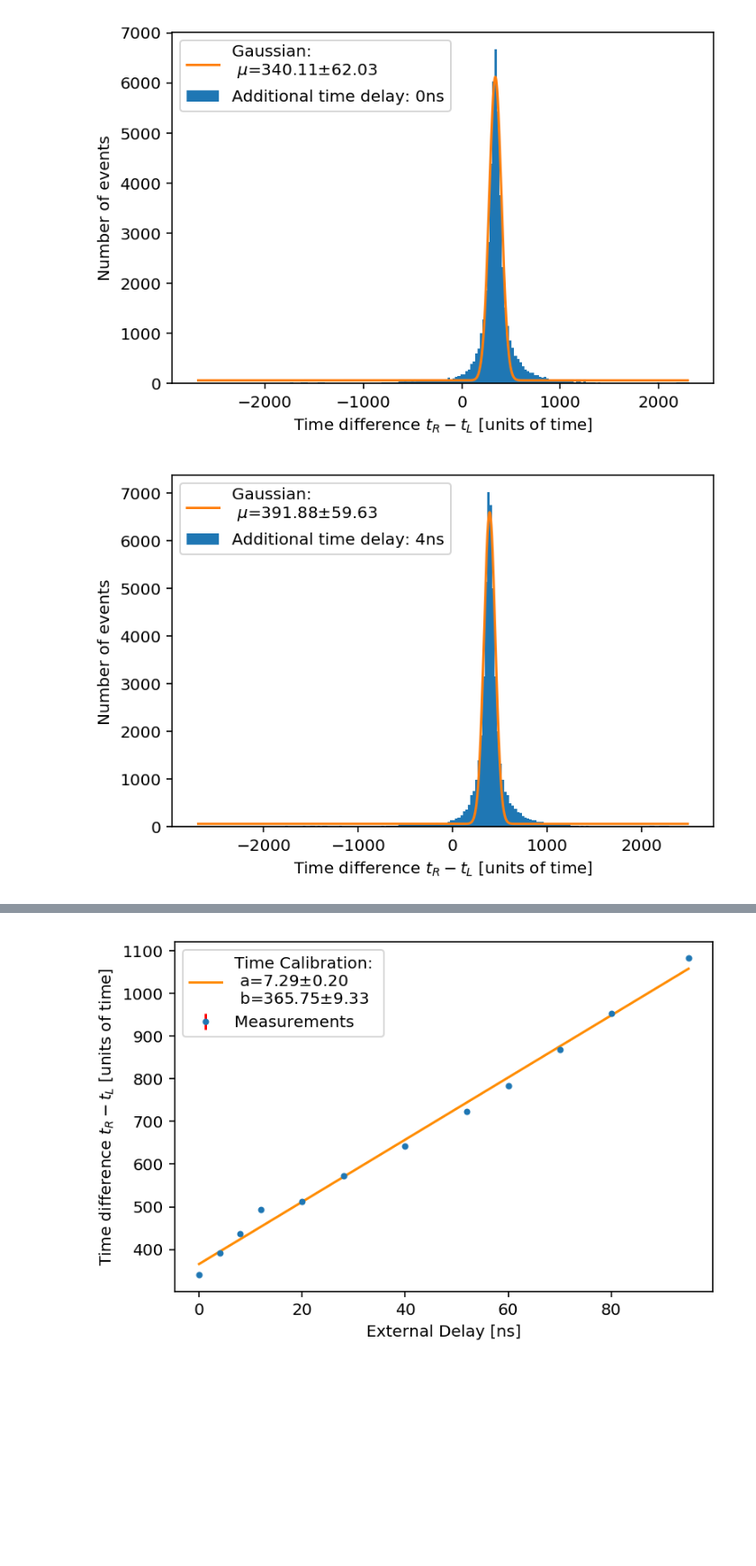
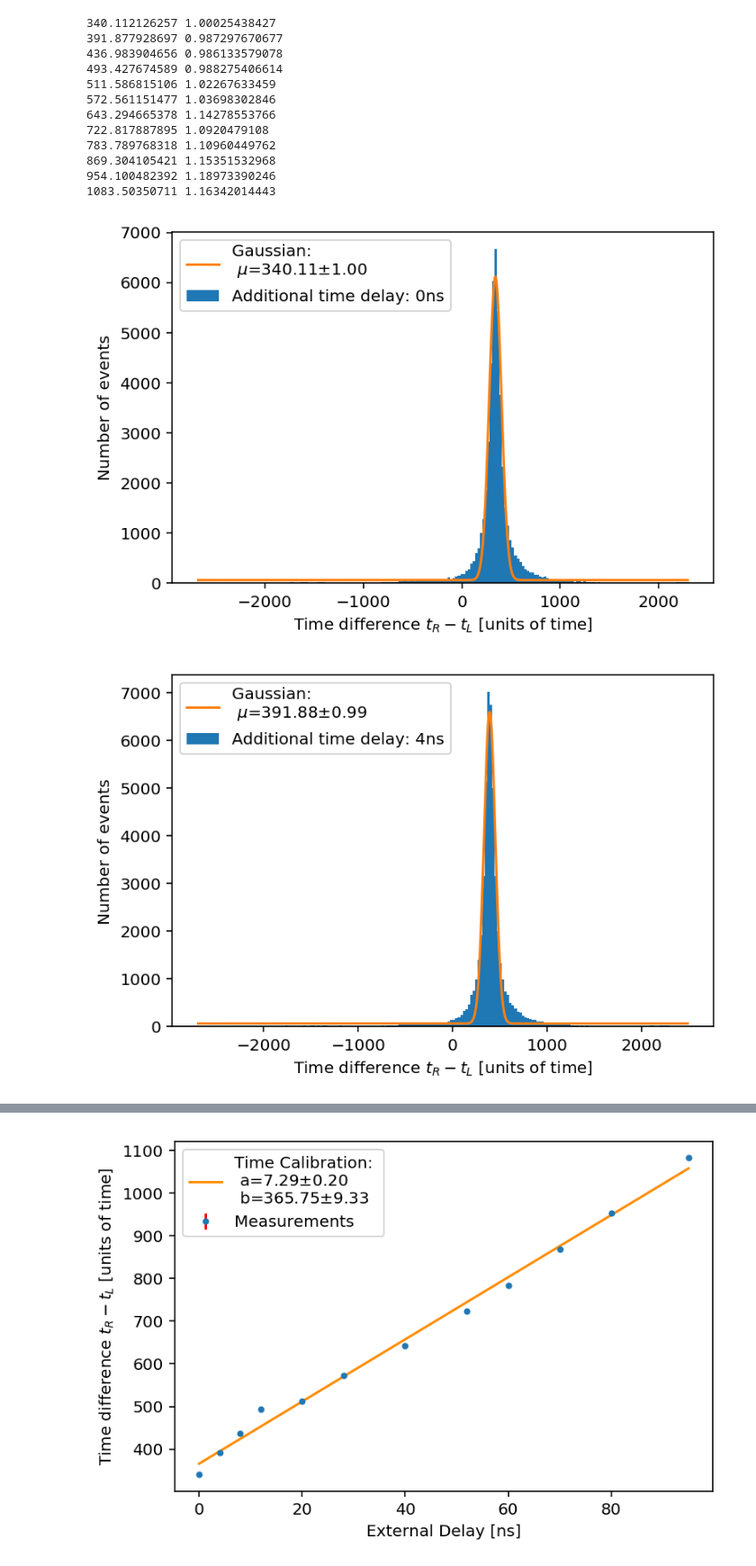
Before and after one commit to qwretz/fpraktikum, a Jupyter notebook: CAMAC/Time Calibration.ipynb, the cells around one changed output, grey strips where cells are left out. Shown at 90% size. Drawn from its saved outputs; the diff is of its cells as text; code cells hidden in the pictures; blank space fills up the shorter version.

```diff
--- a/CAMAC/Time Calibration.ipynb
+++ b/CAMAC/Time Calibration.ipynb
@@ -22,33 +22,45 @@ def getHist(delay,guess_mu):
     data=pd.read_table("Data/timecalibration{}.txt".format(delay),skiprows=0,delim_whitespace =True)
     num=np.array(data.values[:,0])
     ADC1=np.array(data.values[:,1])
     ADC2=np.array(data.values[:,2])
     TDC1=np.array(data.values[:,6])
     TDC2=np.array(data.values[:,7])
 
     t_diff= TDC2-TDC1
 
     fig,ax=plt.subplots(dpi=144)
     temp =ax.hist(t_diff,bins=200,label="Additional time delay: {}ns".format(delay))
     count, diff= temp[0],[ (temp[1][i]+temp[1][i+1])/2 for i in range(len(temp[0]))]
     ## ax.hist gibt anzahl und >>bin edges<< zurück... #Kein arabischer Terroristen Fürst
 
     xrange=np.linspace(min(diff),max(diff),10000)
     popt,pcov=cf(gaussian, diff, count, p0=[5000,guess_mu,100,0])
     perr=np.sqrt(np.diag(pcov))
-    ax.plot(xrange,gaussian(xrange,*popt),label="Gaussian: \n $\mu$={:.2f}$\pm${:.2f}".format(popt[1],popt[2]))
+    ax.plot(xrange,gaussian(xrange,*popt),label="Gaussian: \n $\mu$={:.2f}$\pm${:.2f}".format(popt[1],perr[1]))
 
     ax.set(xlabel="Time difference $t_R - t_L$ [units of time]", ylabel="Number of events")
     ax.legend()
     fig.savefig("Plots/Time/{}ns.png".format(delay))
 
     return popt[1],perr[1] #mu, dmu=sig ????
 
 muList,dmuList=[],[]
 for i in range(len(delay)):
     dope=getHist(delay[i],guesses[i])
     muList.append(dope[0])
     dmuList.append(dope[1])
 # %% [output]
+340.112126257 1.00025438427
+391.877928697 0.987297670677
+436.983904656 0.986133579078
+493.427674589 0.988275406614
+511.586815106 1.02267633459
+572.561151477 1.03698302846
+643.294665378 1.14278553766
+722.817887895 1.0920479108
+783.789768318 1.10960449762
+869.304105421 1.15351532968
+954.100482392 1.18973390246
+1083.50350711 1.16342014443
-[figure, old version]
+[figure, new version]
-[figure, old version]
+[figure, new version]
```
Also changed, not shown: parts of 1 cell of this notebook, 57 other files.
